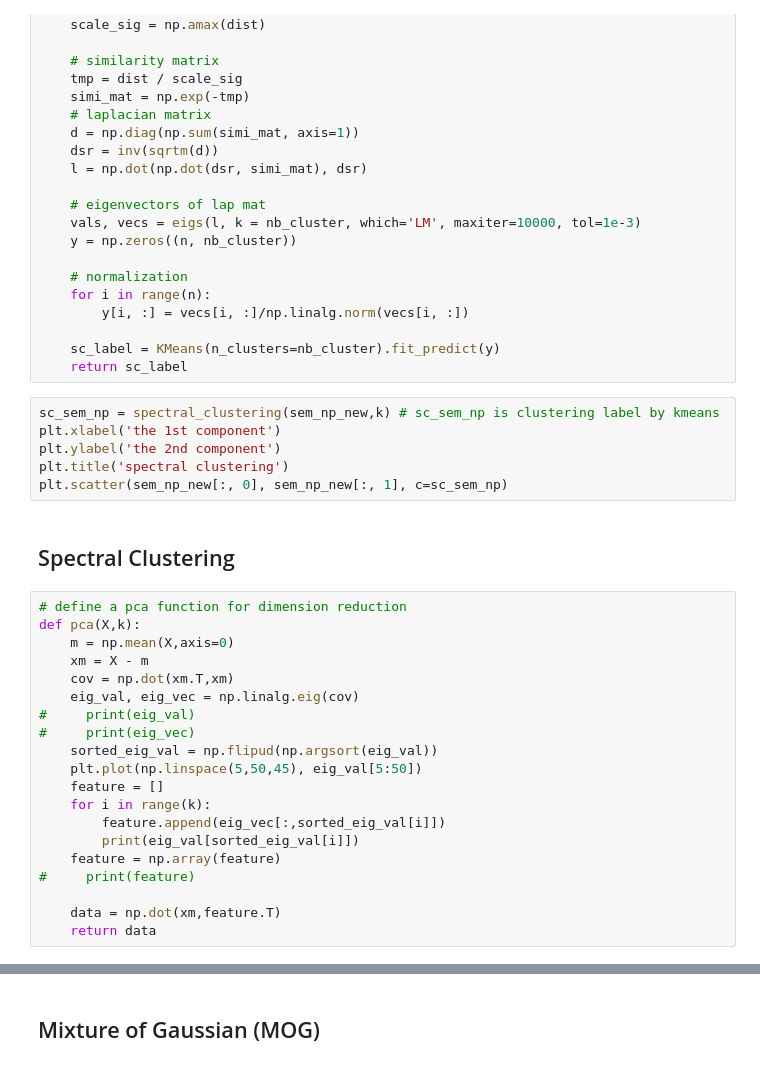
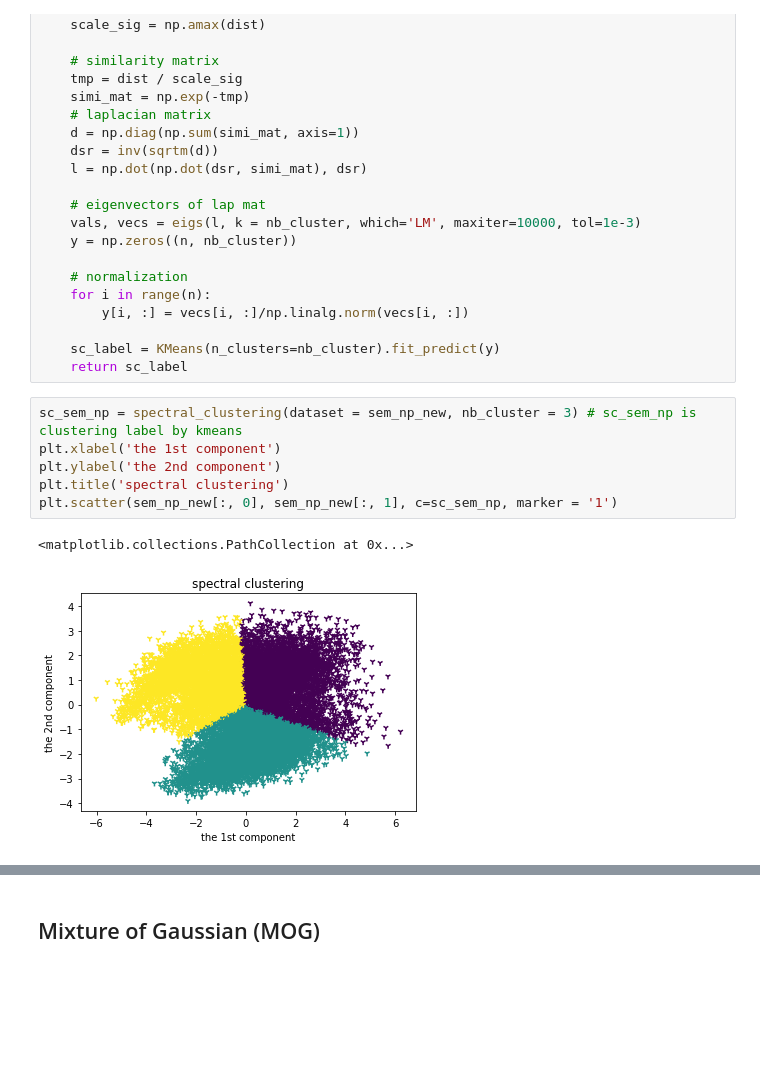
Before and after one commit to Hrann/118b-hsr, a Jupyter notebook: 118B Final Project.ipynb, the cells around one changed output, grey strips where cells are left out. Drawn from its saved outputs; the diff is of its cells as text; blank space fills up the shorter version.

Commit message:
Update 118B Final Project.ipynb
Ran the spectral clustering part to plot the graph and removed redundant cells

```diff
--- a/118B Final Project.ipynb
+++ b/118B Final Project.ipynb
@@ -524,30 +538,11 @@ def spectral_clustering(dataset,nb_cluster):
     sc_label = KMeans(n_clusters=nb_cluster).fit_predict(y)
     return sc_label
 # %%
-sc_sem_np = spectral_clustering(sem_np_new,k) # sc_sem_np is clustering label by kmeans
+sc_sem_np = spectral_clustering(dataset = sem_np_new, nb_cluster = 3) # sc_sem_np is clustering label by kmeans
 plt.xlabel('the 1st component')
 plt.ylabel('the 2nd component')
 plt.title('spectral clustering')
-plt.scatter(sem_np_new[:, 0], sem_np_new[:, 1], c=sc_sem_np)
+plt.scatter(sem_np_new[:, 0], sem_np_new[:, 1], c=sc_sem_np, marker = '1')
+# %% [output]
+<matplotlib.collections.PathCollection at 0x...>
+[figure, added]
-# %% [markdown]
-## Spectral Clustering
-# %%
-# define a pca function for dimension reduction
-def pca(X,k):
-    m = np.mean(X,axis=0)
-    xm = X - m
-    cov = np.dot(xm.T,xm)
-    eig_val, eig_vec = np.linalg.eig(cov)
-#     print(eig_val)
-#     print(eig_vec)
-    sorted_eig_val = np.flipud(np.argsort(eig_val))
-    plt.plot(np.linspace(5,50,45), eig_val[5:50])
-    feature = []
-    for i in range(k):
-        feature.append(eig_vec[:,sorted_eig_val[i]])
-        print(eig_val[sorted_eig_val[i]])
-    feature = np.array(feature)
-#     print(feature)
-
-    data = np.dot(xm,feature.T)
-    return data
```
Also changed, not shown: parts of 9 cells of this notebook.
